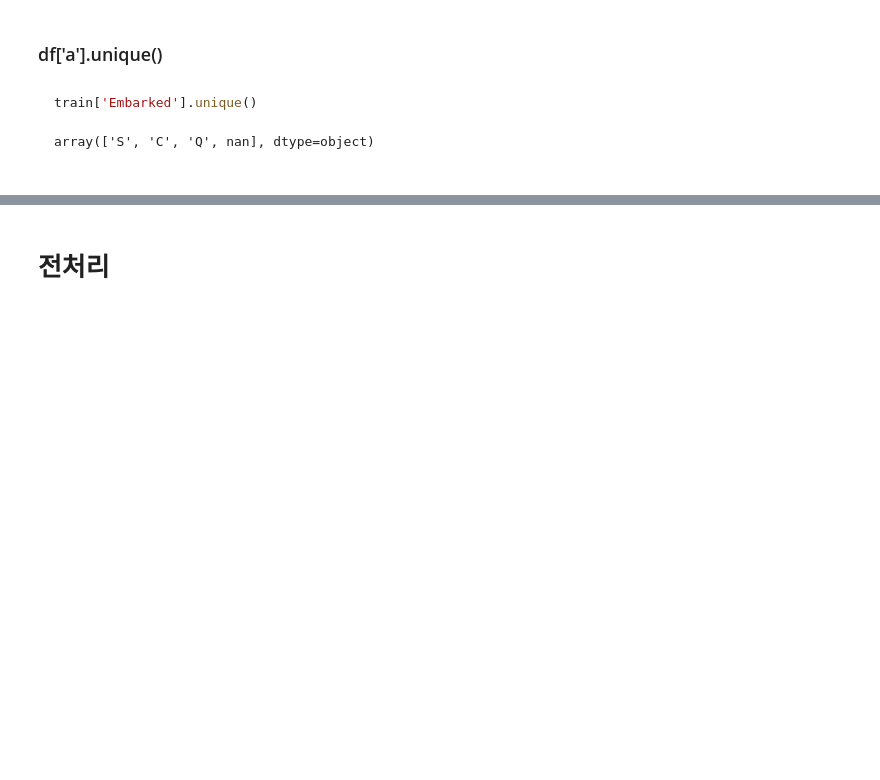
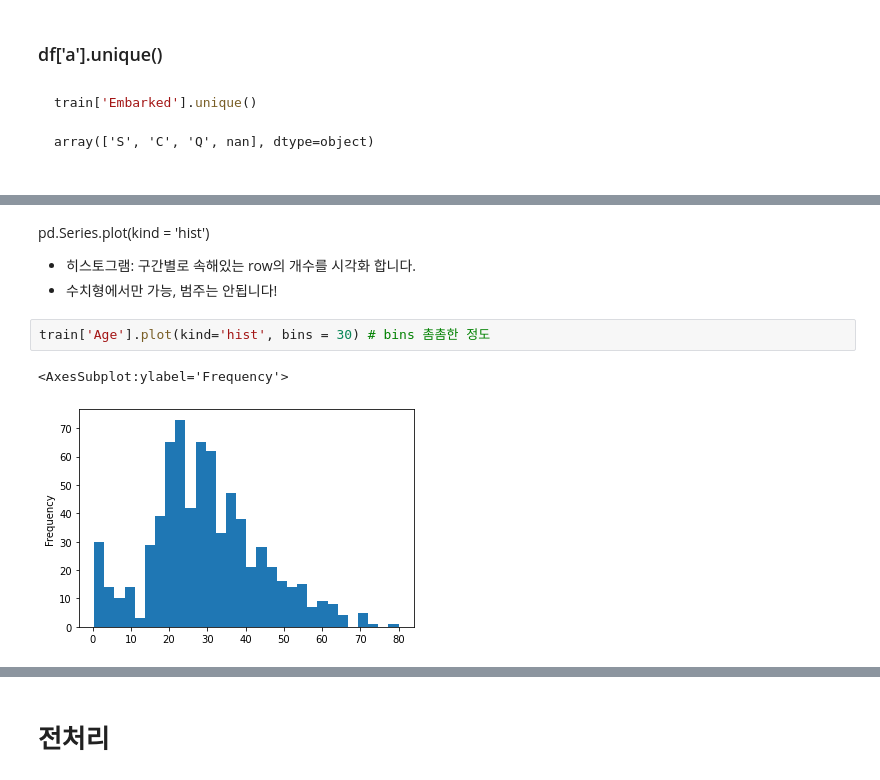
Before and after one commit to star77sa/TIL-Blog, a Jupyter notebook: _notebooks/2021-06-29-데이터 분석.ipynb, the cells around one changed output, grey strips where cells are left out. Drawn from its saved outputs; the diff is of its cells as text; blank space fills up the shorter version.

```diff
--- a/_notebooks/2021-06-29-데이터 분석.ipynb
+++ b/_notebooks/2021-06-29-데이터 분석.ipynb
@@ -124,0 +136,9 @@ array(['S', 'C', 'Q', nan], dtype=object)
+# %% [markdown]
+pd.Series.plot(kind = 'hist')
+- 히스토그램: 구간별로 속해있는 row의 개수를 시각화 합니다.
+- 수치형에서만 가능, 범주는 안됩니다!
+# %%
+train['Age'].plot(kind='hist', bins = 30) # bins 촘촘한 정도
+# %% [output]
+<AxesSubplot:ylabel='Frequency'>
+[figure, added]
```
Also changed, not shown: parts of 7 cells of this notebook, 2 other files.
